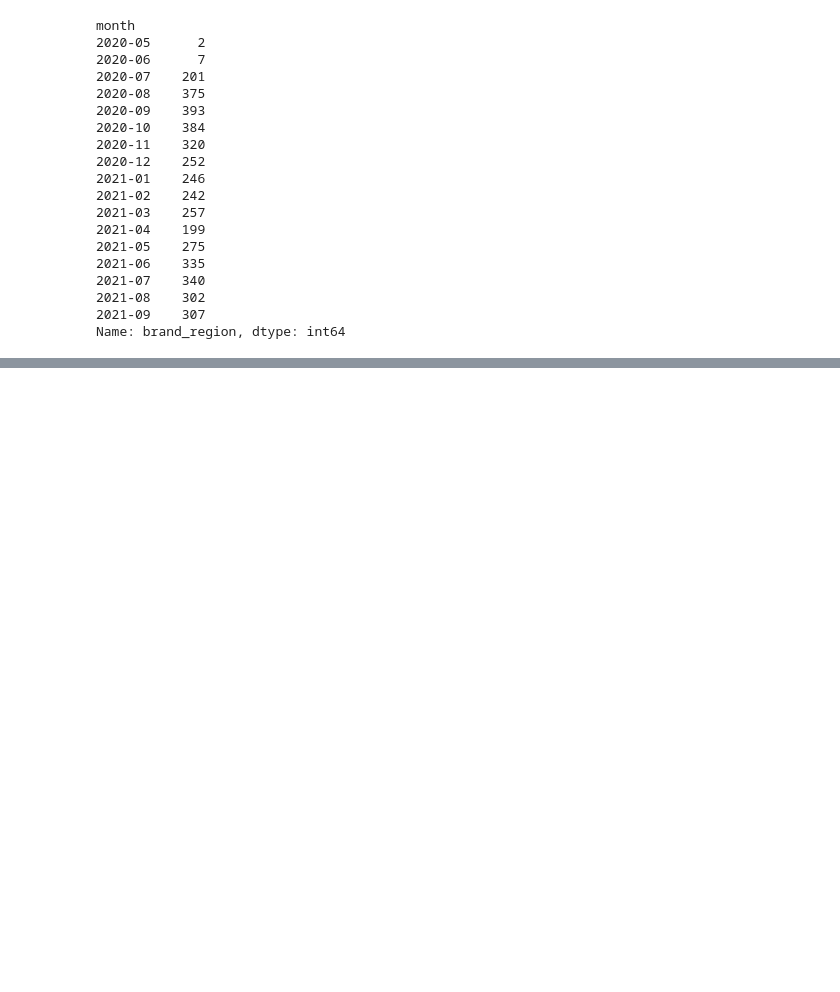
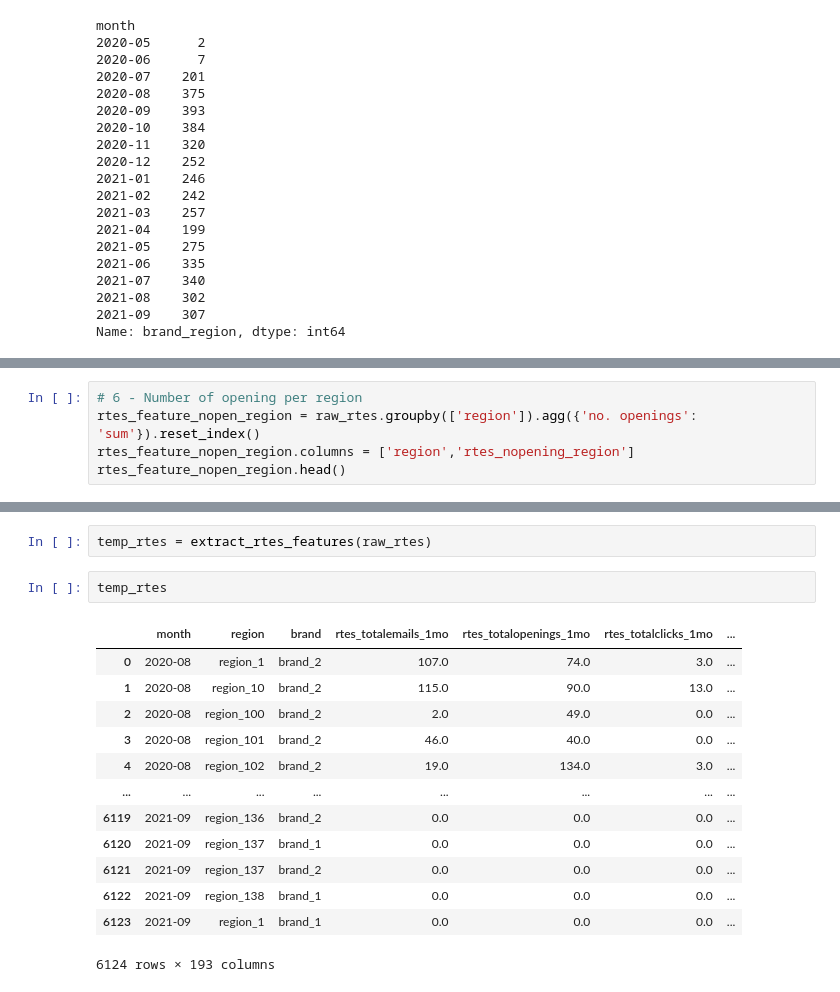
Before and after one commit to Bulbasaurzc/novartis-datathon-2021, a Jupyter notebook: notebooks/99_Zixiao.ipynb, the cells around one changed output, grey strips where cells are left out. Cells and saved outputs as stored; diff of their text form; blank space fills up the shorter version.

Commit message:
rtes_feature_extraction

```diff
--- a/notebooks/99_Zixiao.ipynb
+++ b/notebooks/99_Zixiao.ipynb
@@ -543,0 +682,5 @@ Name: brand_region, dtype: int64
+# %%
+# 6 - Number of opening per region
+rtes_feature_nopen_region = raw_rtes.groupby(['region']).agg({'no. openings': 'sum'}).reset_index()
+rtes_feature_nopen_region.columns = ['region','rtes_nopening_region']
+rtes_feature_nopen_region.head()
@@ -543,0 +832,18 @@ Name: brand_region, dtype: int64
+# %%
+temp_rtes = extract_rtes_features(raw_rtes)
+# %%
+temp_rtes
+# %% [output]
+|  | month | region | brand | rtes_totalemails_1mo | rtes_totalopenings_1mo | rtes_totalclicks_1mo | ... |
+| 0 | 2020-08 | region_1 | brand_2 | 107.0 | 74.0 | 3.0 | ... |
+| 1 | 2020-08 | region_10 | brand_2 | 115.0 | 90.0 | 13.0 | ... |
+| 2 | 2020-08 | region_100 | brand_2 | 2.0 | 49.0 | 0.0 | ... |
+| 3 | 2020-08 | region_101 | brand_2 | 46.0 | 40.0 | 0.0 | ... |
+| 4 | 2020-08 | region_102 | brand_2 | 19.0 | 134.0 | 3.0 | ... |
+| ... | ... | ... | ... | ... | ... | ... | ... |
+| 6119 | 2021-09 | region_136 | brand_2 | 0.0 | 0.0 | 0.0 | ... |
+| 6120 | 2021-09 | region_137 | brand_1 | 0.0 | 0.0 | 0.0 | ... |
+| 6121 | 2021-09 | region_137 | brand_2 | 0.0 | 0.0 | 0.0 | ... |
+| 6122 | 2021-09 | region_138 | brand_1 | 0.0 | 0.0 | 0.0 | ... |
+| 6123 | 2021-09 | region_1 | brand_1 | 0.0 | 0.0 | 0.0 | ... |
+6124 rows × 193 columns
```
Also changed, not shown: parts of 23 cells of this notebook, 2 other files.
